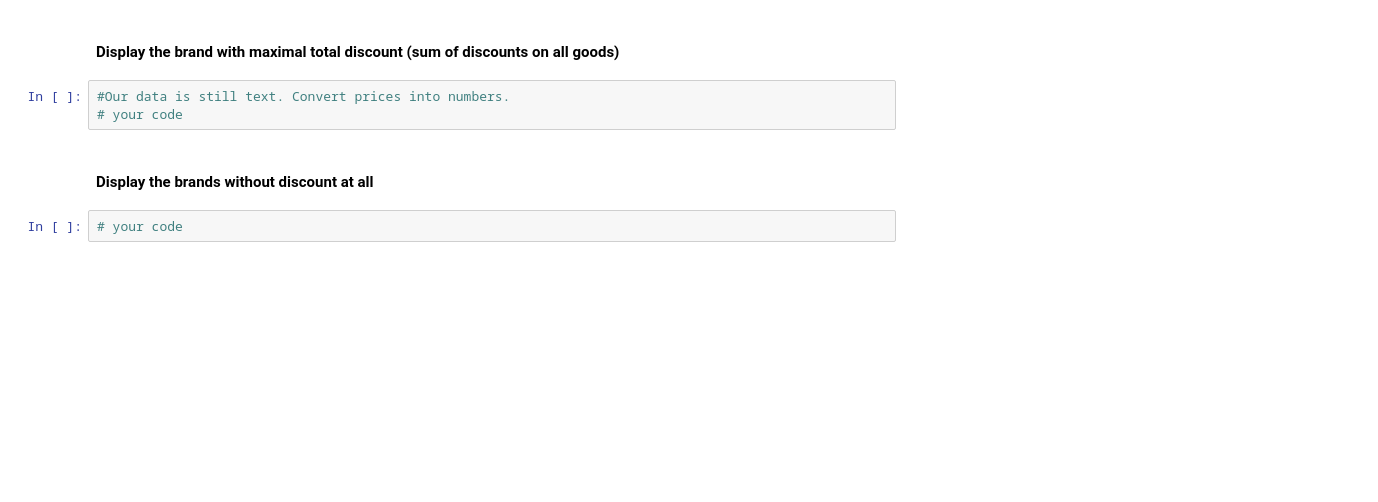
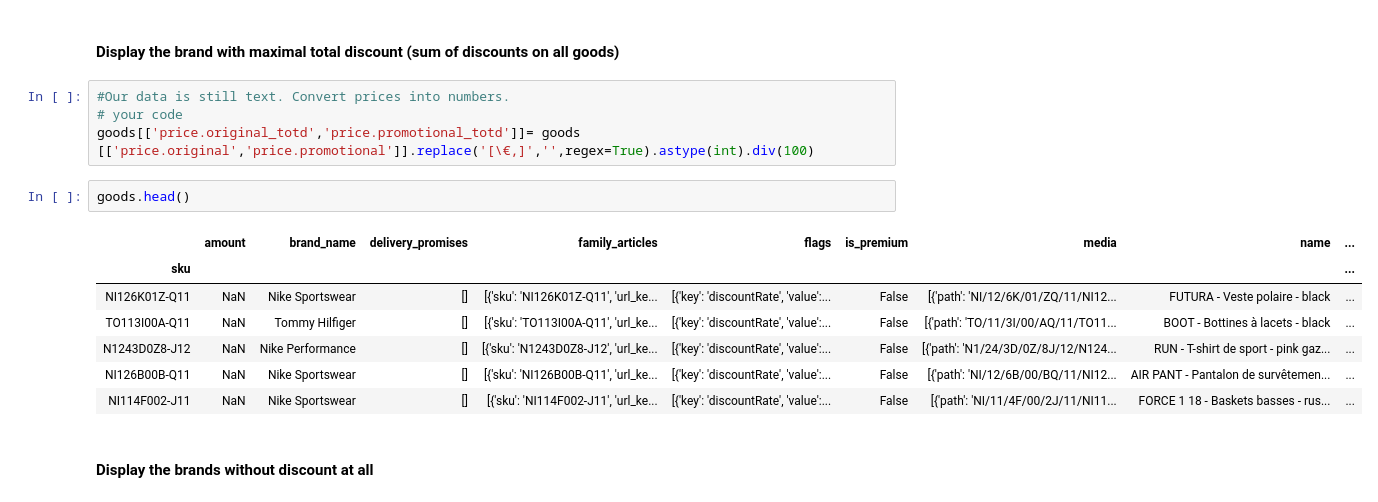
Before and after one commit to ta-datapt-bcn/lab-parsing-API-data, a Jupyter notebook: your-code/guided-lesson.ipynb, the cells around one changed output. Cells and saved outputs as stored; diff of their text form; blank space fills up the shorter version.

```diff
--- a/your-code/guided-lesson.ipynb
+++ b/your-code/guided-lesson.ipynb
@@ -117,7 +180,16 @@ for i in range(page_count):
 # %%
 #Our data is still text. Convert prices into numbers.
 # your code
+goods[['price.original_totd','price.promotional_totd']]= goods [['price.original','price.promotional']].replace('[\€,]','',regex=True).astype(int).div(100)
+# %%
+goods.head()
+# %% [output]
+|  | amount | brand_name | delivery_promises | family_articles | flags | is_premium | media | name | ... |
+| sku |  |  |  |  |  |  |  |  | ... |
+| NI126K01Z-Q11 | NaN | Nike Sportswear | [] | [{'sku': 'NI126K01Z-Q11', 'url_ke... | [{'key': 'discountRate', 'value':... | False | [{'path': 'NI/12/6K/01/ZQ/11/NI12... | FUTURA - Veste polaire - black | ... |
+| TO113I00A-Q11 | NaN | Tommy Hilfiger | [] | [{'sku': 'TO113I00A-Q11', 'url_ke... | [{'key': 'discountRate', 'value':... | False | [{'path': 'TO/11/3I/00/AQ/11/TO11... | BOOT - Bottines à lacets - black | ... |
+| N1243D0Z8-J12 | NaN | Nike Performance | [] | [{'sku': 'N1243D0Z8-J12', 'url_ke... | [{'key': 'discountRate', 'value':... | False | [{'path': 'N1/24/3D/0Z/8J/12/N124... | RUN - T-shirt de sport - pink gaz... | ... |
+| NI126B00B-Q11 | NaN | Nike Sportswear | [] | [{'sku': 'NI126B00B-Q11', 'url_ke... | [{'key': 'discountRate', 'value':... | False | [{'path': 'NI/12/6B/00/BQ/11/NI12... | AIR PANT - Pantalon de survêtemen... | ... |
+| NI114F002-J11 | NaN | Nike Sportswear | [] | [{'sku': 'NI114F002-J11', 'url_ke... | [{'key': 'discountRate', 'value':... | False | [{'path': 'NI/11/4F/00/2J/11/NI11... | FORCE 1 18 - Baskets basses - rus... | ... |
 # %% [markdown]
 #### Display the brands without discount at all
-# %%
-# your code
```
Also changed, not shown: parts of 9 cells of this notebook.
